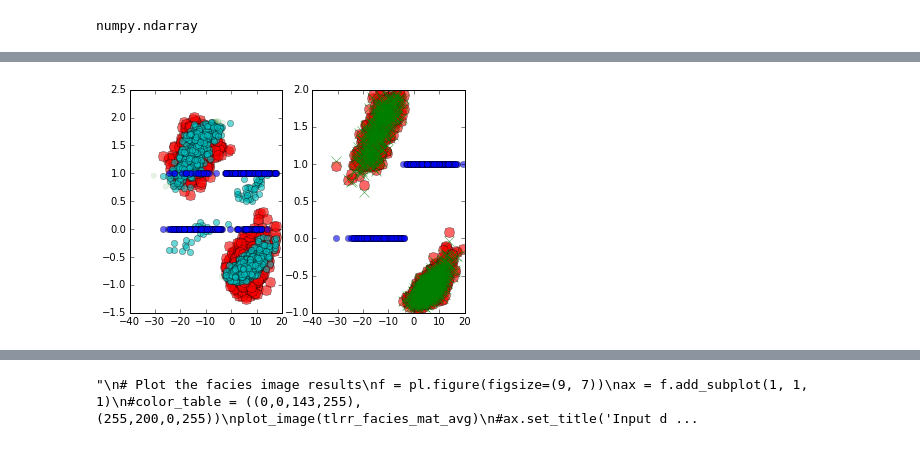
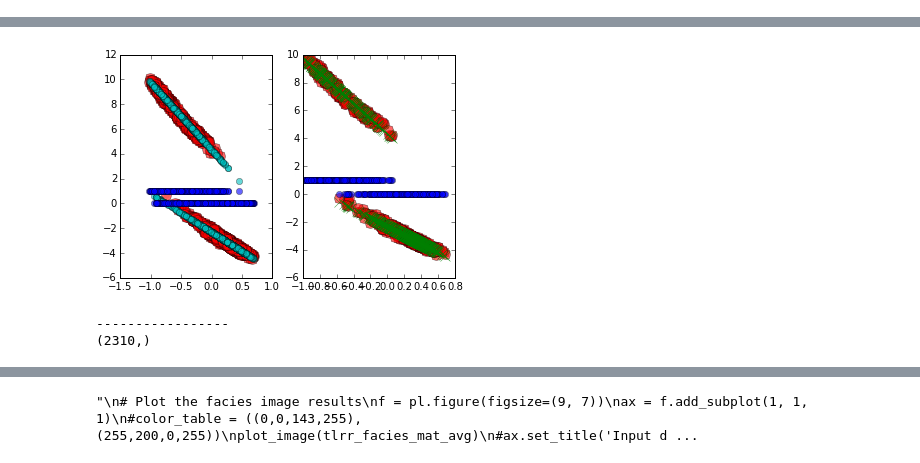
Before and after one commit to nicococo/niidbox, a Jupyter notebook: test_lrr_artificial_data.ipynb, the cells around one changed output, grey strips where cells are left out. Saved outputs shown, nothing was run; the diff lists cells and outputs as text; code cells hidden in the pictures.

```diff
--- a/test_lrr_artificial_data.ipynb
+++ b/test_lrr_artificial_data.ipynb
@@ -146,7 +146,7 @@ phi_mat = phi_mat[:sizeX,:sizeY]
 # %%
 # Create network
 G = nx.Graph()
-R = 6  # radius distance to neighbors
+R = 3  # radius distance to neighbors
 
 
 # Add the node values and edges in radius R
@@ -167,23 +167,23 @@ for x in range(sizeX):
 # Obtain the adjacency matrix representation
 A = np.array(nx.to_numpy_matrix(G,nodelist=node_list))
 #A = np.array((nx.adjacency_matrix(G,nodelist=node_list)).todense())
-# %%
-type(A)
-# %% [output]
-numpy.ndarray
 # %%
 # Run experiment REPS times
 REPS = 1
-train_frac = 0.5 # training fraction over the whole dataset
-errs = np.zeros((REPS,5,5))
+train_frac = 0.3 # training fraction over the whole dataset
+errs = np.zeros((REPS,6,6))
 
 # Create arrays to keep results
+flx_facies_mat = np.zeros((REPS, sizeX,sizeY))
 tcrfri_facies_mat = np.zeros((REPS, sizeX,sizeY))
+flx_phi_mat = np.zeros((REPS, sizeX,sizeY))
 svr_phi_mat = np.zeros((REPS, sizeX,sizeY))
 rr_phi_mat = np.zeros((REPS, sizeX,sizeY))
 tr_phi_mat = np.zeros((REPS, sizeX,sizeY))
+flx_phi_mat = np.zeros((REPS, sizeX,sizeY))
 tcrfri_phi_mat = np.zeros((REPS, sizeX,sizeY))
 test_size = np.floor(sizeY*sizeX*(1.-train_frac))
+pred_flx = np.zeros((REPS,test_size))
 pred_svr = np.zeros((REPS,test_size))
 pred_rr = np.zeros((REPS,test_size))
 pred_tr = np.zeros((REPS,test_size))
@@ -207,8 +207,13 @@ for r in range(REPS):
             img_coord[k][1] = j
             k+=1
 
-    X = np.array(X)
-    y = np.concatenate(np.array(y).reshape((-1,1)))
+    X = np.array(X, copy=True)
+    print X.shape
+    X = X[:,1]
+    X = X.reshape(X.size, 1)
+    print X.shape
+    y = np.concatenate(np.array(y, copy=True).reshape((-1,1)))
+    print y.shape
     facies = np.array(facies)
 
     # Define the training and testing sets
@@ -216,22 +221,22 @@ for r in range(REPS):
     inds = np.random.permutation(range(samples))
     train = inds[:np.floor(samples*train_frac)]
     test = inds[np.floor(samples*train_frac):]
-    y_truth = np.copy(y[test])
 
     # Normalize the data (zero mean and unit variance)
-    scalerX = preprocessing.StandardScaler().fit(X[train])
-    X[train] = scalerX.transform(X[train])
-    scalerY = preprocessing.StandardScaler().fit(y[train])
-    y[train] = scalerY.transform(y[train])
-    X[test] = scalerX.transform(X[test])
-    truth[r] = scalerY.transform(y_truth)
-    X_inputs[r] = np.copy(X[test,0])
+    X = X - np.mean(X[train,:])
+    y = y - np.mean(y[train])
+    X /= np.max(np.abs(X[train,:]))
+    y /= np.max(np.abs(y[train]))
+    y *= 10.
+    truth[r, :] = np.array(y[test], copy=True)
+    X_inputs[r, :] = np.array(X[test, 0], copy=True)
 
     # Scale the data
-    X[train]*=10.
-    X[test]*=10.
-#    y[train]*=10.
-#    y[test]*=10.
+    # X[train]*=1.
+    # X[test]*=1.
+    #y[train]*=1.
+    #y[test]*=1.
+    y_truth = np.array(y[test], copy=True)
 
     # Add the intercept to X
     X = np.hstack((X, np.ones((X.shape[0],1))))
@@ -242,23 +247,31 @@ for r in range(REPS):
     states = 2 # number of facies
     names = []
 
+    #plt.figure(1)
+    #plt.plot(X[:, 0], X[:,1], '.b')
+    #plt.show()
+
+    print np.max(np.abs(y))
     # Run the methods
     print 'Iteration '+ str(r)
-    (name, pred_svr[r], lats_svr) = method_svr(X, y, train, test, states=states)
-    (name, pred_rr[r], lats_rr) = method_ridge_regression(X, y, train, test, states=states, params=0.00001)
-    (name, pred_tr[r], lats_tr) = method_transductive_regression(X, y, train, test, states=states, params=[0.00001, 0.5, 0.5])
-    (name, pred_tcrfri[r], lats_tcrfri) = method_tcrfr_indep(X, y, train, test, A, states=states, params=[0.99, 0.00001, 0.4], plot=True)
+    (name, pred_flx[r, :], lats_flx) = method_flexmix(np.array(X, copy=True), np.array(y, copy=True), train, test, states=states)
+    (name, pred_svr[r, :], lats_svr) = method_svr(np.array(X, copy=True), np.array(y, copy=True), train, test, states=states)
+    (name, pred_rr[r, :], lats_rr) = method_ridge_regression(np.array(X, copy=True), np.array(y, copy=True), train, test, states=states, params=0.00001)
+    (name, pred_tr[r, :], lats_tr) = method_transductive_regression(np.array(X, copy=True), np.array(y, copy=True), train, test, states=states, params=[0.00001, 0.5, 100.])
+    (name, pred_tcrfri[r, :], lats_tcrfri) = method_tcrfr_indep(np.array(X, copy=True), np.array(y, copy=True), train, test, A, states=states, params=[0.99, 0.00001, 0.2], plot=True)
 
-    # Measure performance
-    (errs[r,0],_) = measure_regression_performance(truth[r], pred_svr[r])
-    (errs[r,1],_) = measure_regression_performance(truth[r], pred_rr[r])
-    (errs[r,2],_) = measure_regression_performance(truth[r], pred_tr[r])
-    (errs[r,3],_) = measure_regression_performance(truth[r], pred_tcrfri[r])
+    # Evaluate the performance
+    (errs[r,0, :],_) = evaluate(truth[r, :], pred_flx[r, :], facies[test], lats_flx)
+    (errs[r,1, :],_) = evaluate(truth[r, :], pred_svr[r, :], facies[test], lats_svr)
+    (errs[r,2, :],_) = evaluate(truth[r, :], pred_rr[r, :], facies[test], lats_rr)
+    (errs[r,3, :],_) = evaluate(truth[r, :], pred_tr[r, :], facies[test], lats_tr)
+    (errs[r,4, :],_) = evaluate(truth[r, :], pred_tcrfri[r, :], facies[test], lats_tcrfri)
 
     # Store image results
     for rk in range(len(train)):
         ri = img_coord[train[rk]][0]
         rj = img_coord[train[rk]][1]
+        flx_phi_mat[r,ri,rj] = y[train[rk]]
         svr_phi_mat[r,ri,rj] = y[train[rk]]
         rr_phi_mat[r,ri,rj] = y[train[rk]]
         tr_phi_mat[r,ri,rj] = y[train[rk]]
@@ -266,7 +279,9 @@ for r in range(REPS):
     for rk in range(len(test)):
         ri = img_coord[test[rk]][0]
         rj = img_coord[test[rk]][1]
+        flx_facies_mat[r,ri,rj] = lats_flx[rk]
         tcrfri_facies_mat[r,ri,rj] = lats_tcrfri[rk]
+        flx_phi_mat[r,ri,rj] = pred_flx[r,rk]
         svr_phi_mat[r,ri,rj] = pred_svr[r,rk]
         rr_phi_mat[r,ri,rj] = pred_rr[r,rk]
         tr_phi_mat[r,ri,rj] = pred_tr[r,rk]
@@ -292,4 +307,6 @@ Iter=1 objective=21.80 rel=0.4260 lats=2
-[figure, old version]
+[figure, new version]
+-----------------
+(2310,)
 # %%
 # Get averages
 err_avg = np.mean(errs,axis=0)
```
Also changed, not shown: parts of 7 cells of this notebook, 1 other file.
